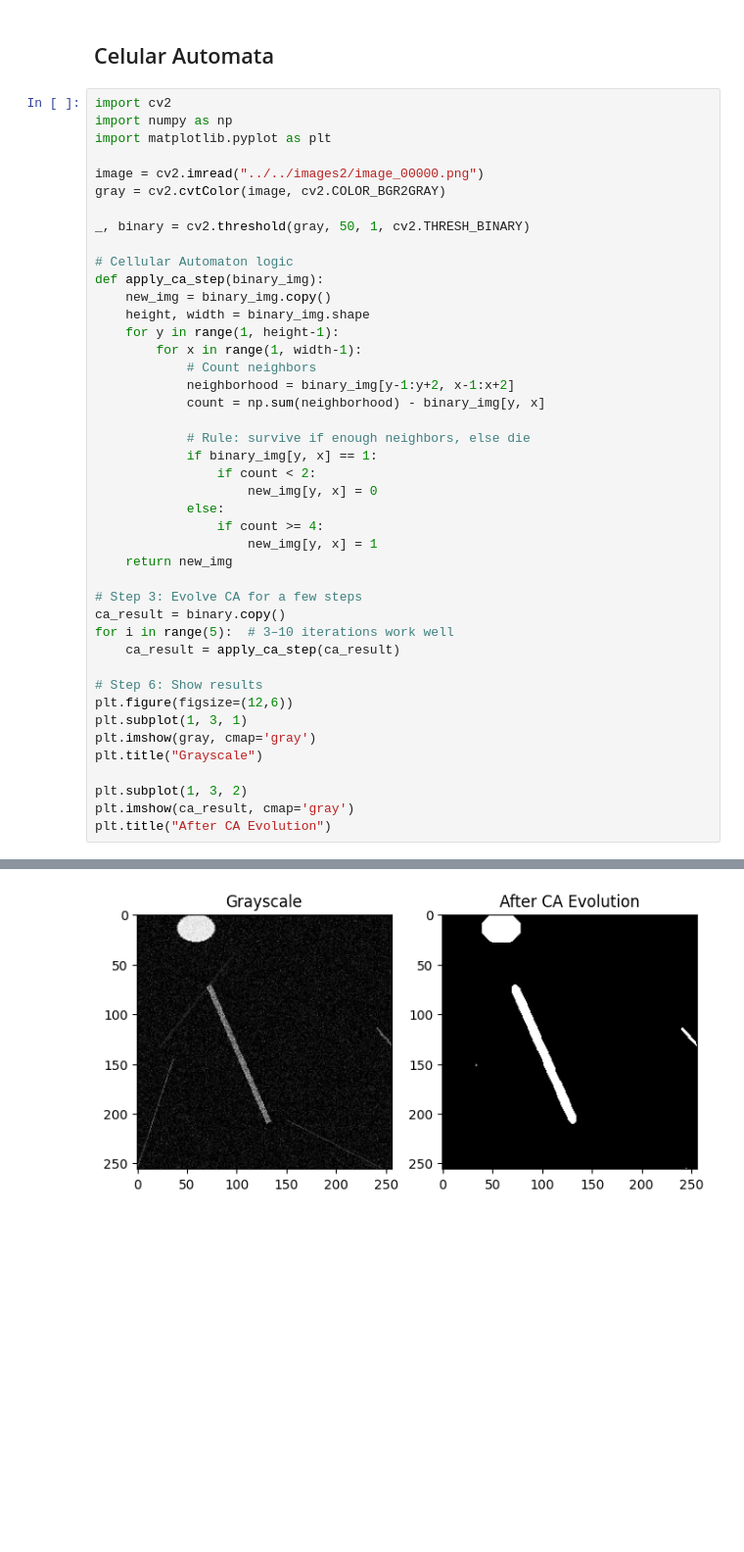
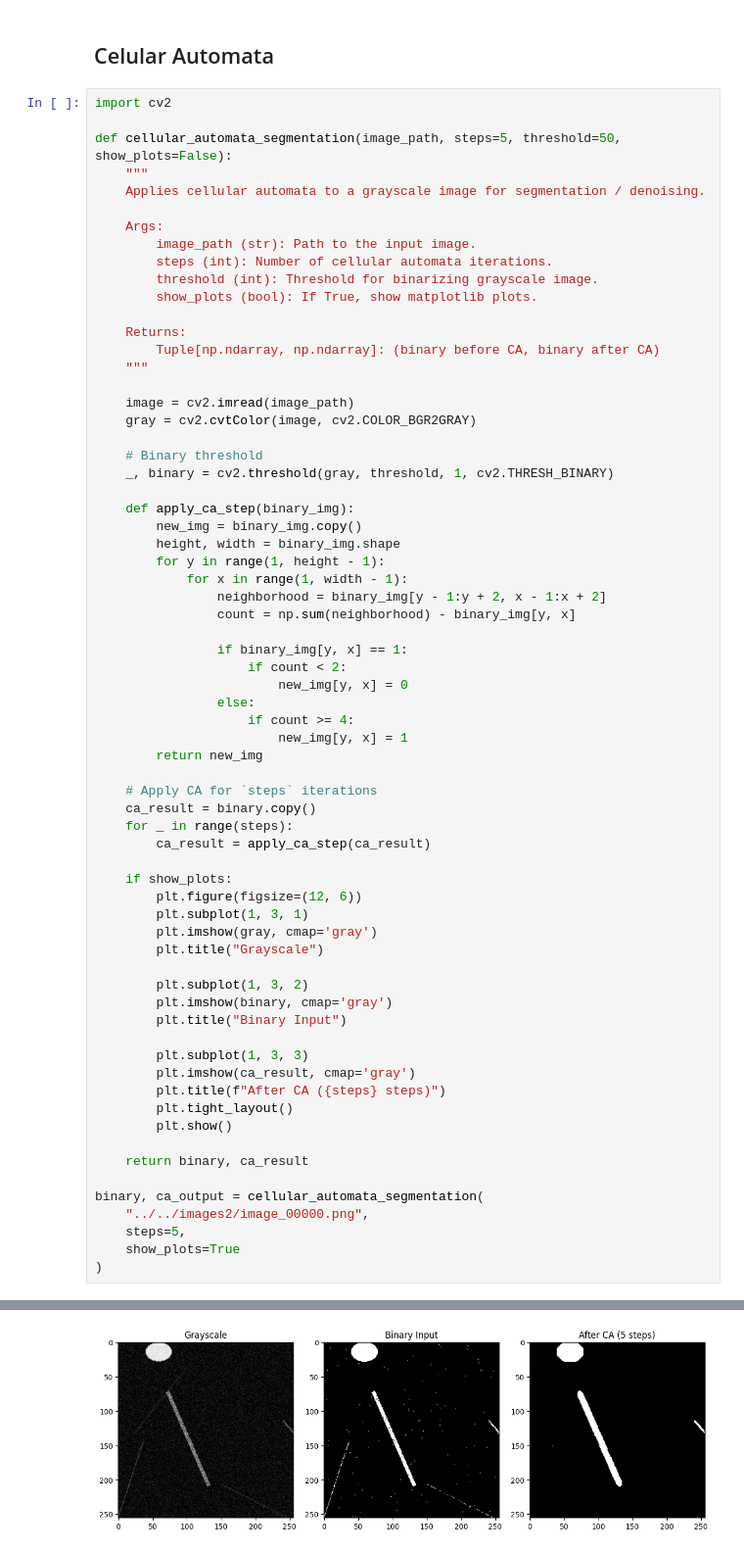
Before and after one commit to bogdan-miron/olimpiada-nationala-ai-cluj-team-2025, a Jupyter notebook: solutii/solutie_alex/Solutie.ipynb, the cells around one changed output, grey strips where cells are left out. Shown at 98% size. Saved outputs shown, nothing was run; the diff lists cells and outputs as text; blank space fills up the shorter version.

```diff
--- a/solutii/solutie_alex/Solutie.ipynb
+++ b/solutii/solutie_alex/Solutie.ipynb
@@ -188,45 +252,69 @@ for k in range(2, 5):
 ## Celular Automata
 # %%
 import cv2
-import numpy as np
-import matplotlib.pyplot as plt
 
-image = cv2.imread("../../images2/image_00000.png")
-gray = cv2.cvtColor(image, cv2.COLOR_BGR2GRAY)
+def cellular_automata_segmentation(image_path, steps=5, threshold=50, show_plots=False):
+    """
+    Applies cellular automata to a grayscale image for segmentation / denoising.
 
-_, binary = cv2.threshold(gray, 50, 1, cv2.THRESH_BINARY)
+    Args:
+        image_path (str): Path to the input image.
+        steps (int): Number of cellular automata iterations.
+        threshold (int): Threshold for binarizing grayscale image.
+        show_plots (bool): If True, show matplotlib plots.
 
-# Cellular Automaton logic
-def apply_ca_step(binary_img):
-    new_img = binary_img.copy()
-    height, width = binary_img.shape
-    for y in range(1, height-1):
-        for x in range(1, width-1):
-            # Count neighbors
-            neighborhood = binary_img[y-1:y+2, x-1:x+2]
-            count = np.sum(neighborhood) - binary_img[y, x]
+    Returns:
+        Tuple[np.ndarray, np.ndarray]: (binary before CA, binary after CA)
+    """
 
-            # Rule: survive if enough neighbors, else die
-            if binary_img[y, x] == 1:
-                if count < 2:
-                    new_img[y, x] = 0
-            else:
-                if count >= 4:
-                    new_img[y, x] = 1
-    return new_img
+    image = cv2.imread(image_path)
+    gray = cv2.cvtColor(image, cv2.COLOR_BGR2GRAY)
 
-# Step 3: Evolve CA for a few steps
-ca_result = binary.copy()
-for i in range(5):  # 3–10 iterations work well
-    ca_result = apply_ca_step(ca_result)
+    # Binary threshold
+    _, binary = cv2.threshold(gray, threshold, 1, cv2.THRESH_BINARY)
 
-# Step 6: Show results
-plt.figure(figsize=(12,6))
-plt.subplot(1, 3, 1)
-plt.imshow(gray, cmap='gray')
-plt.title("Grayscale")
+    def apply_ca_step(binary_img):
+        new_img = binary_img.copy()
+        height, width = binary_img.shape
+        for y in range(1, height - 1):
+            for x in range(1, width - 1):
+                neighborhood = binary_img[y - 1:y + 2, x - 1:x + 2]
+                count = np.sum(neighborhood) - binary_img[y, x]
 
-plt.subplot(1, 3, 2)
-plt.imshow(ca_result, cmap='gray')
-plt.title("After CA Evolution")
+                if binary_img[y, x] == 1:
+                    if count < 2:
+                        new_img[y, x] = 0
+                else:
+                    if count >= 4:
+                        new_img[y, x] = 1
+        return new_img
+
+    # Apply CA for `steps` iterations
+    ca_result = binary.copy()
+    for _ in range(steps):
+        ca_result = apply_ca_step(ca_result)
+
+    if show_plots:
+        plt.figure(figsize=(12, 6))
+        plt.subplot(1, 3, 1)
+        plt.imshow(gray, cmap='gray')
+        plt.title("Grayscale")
+
+        plt.subplot(1, 3, 2)
+        plt.imshow(binary, cmap='gray')
+        plt.title("Binary Input")
+
+        plt.subplot(1, 3, 3)
+        plt.imshow(ca_result, cmap='gray')
+        plt.title(f"After CA ({steps} steps)")
+        plt.tight_layout()
+        plt.show()
+
+    return binary, ca_result
+
+binary, ca_output = cellular_automata_segmentation(
+    "../../images2/image_00000.png",
+    steps=5,
+    show_plots=True
+)
 # %% [output]
@@ -234 +321 @@ Text(0.5, 1.0, 'After CA Evolution')
-[figure, old version]
+[figure, new version]
```
Also changed, not shown: parts of 8 cells of this notebook, 2 other files.
